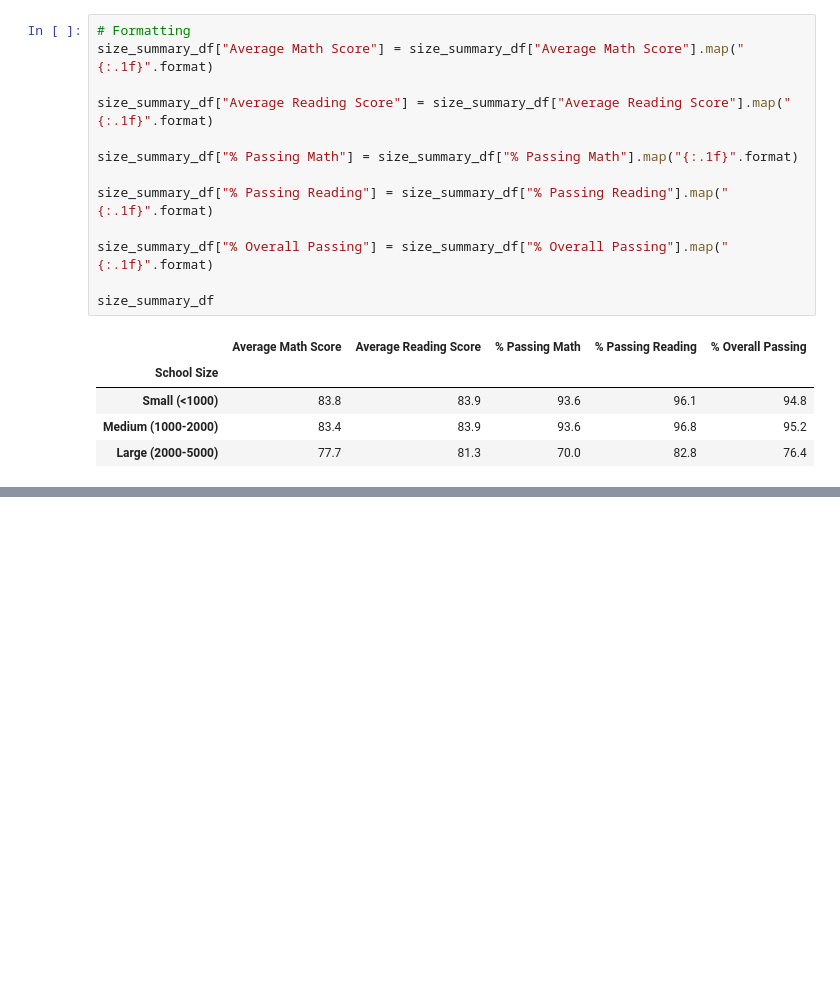
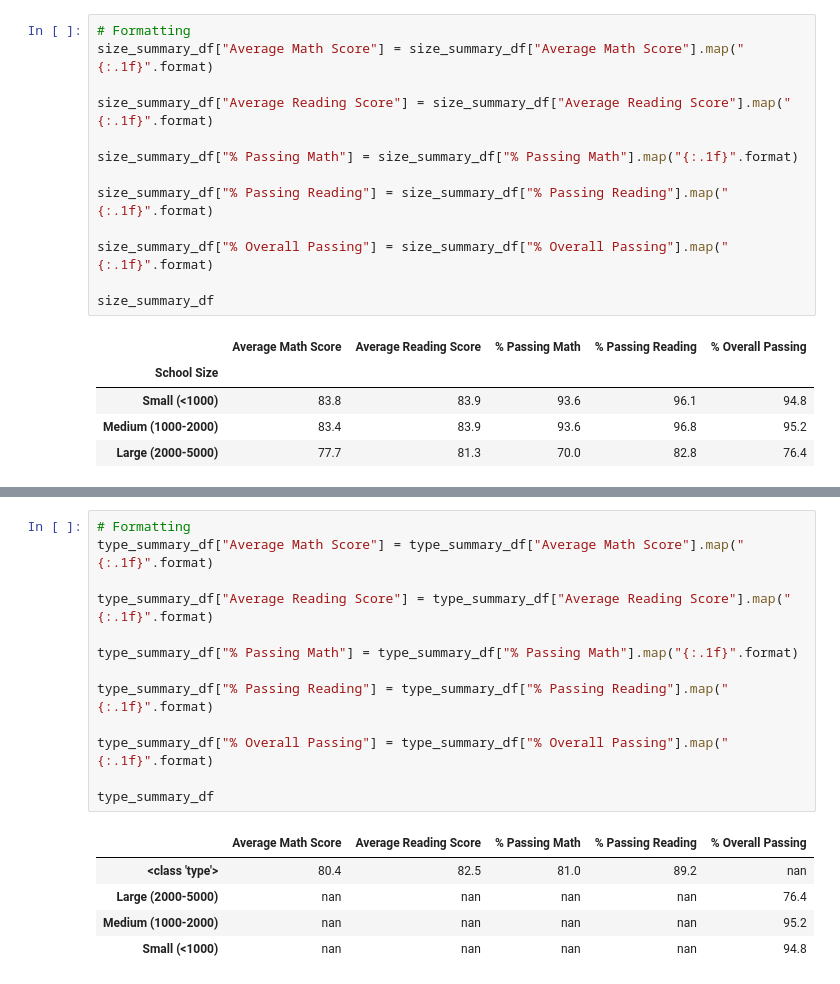
Before and after one commit to prentiss04/School_District_Analysis_ppd, a Jupyter notebook: PyCitySchools.ipynb, the cells around one changed output, grey strips where cells are left out. Drawn from its saved outputs; the diff is of its cells as text; blank space fills up the shorter version.

```diff
--- a/PyCitySchools.ipynb
+++ b/PyCitySchools.ipynb
@@ -1159,0 +1187,19 @@ size_summary_df
+# %%
+# Formatting
+type_summary_df["Average Math Score"] = type_summary_df["Average Math Score"].map("{:.1f}".format)
+
+type_summary_df["Average Reading Score"] = type_summary_df["Average Reading Score"].map("{:.1f}".format)
+
+type_summary_df["% Passing Math"] = type_summary_df["% Passing Math"].map("{:.1f}".format)
+
+type_summary_df["% Passing Reading"] = type_summary_df["% Passing Reading"].map("{:.1f}".format)
+
+type_summary_df["% Overall Passing"] = type_summary_df["% Overall Passing"].map("{:.1f}".format)
+
+type_summary_df
+# %% [output]
+|  | Average Math Score | Average Reading Score | % Passing Math | % Passing Reading | % Overall Passing |
+| <class 'type'> | 80.4 | 82.5 | 81.0 | 89.2 | nan |
+| Large (2000-5000) | nan | nan | nan | nan | 76.4 |
+| Medium (1000-2000) | nan | nan | nan | nan | 95.2 |
+| Small (<1000) | nan | nan | nan | nan | 94.8 |
```
Also changed, not shown: parts of 6 cells of this notebook.
